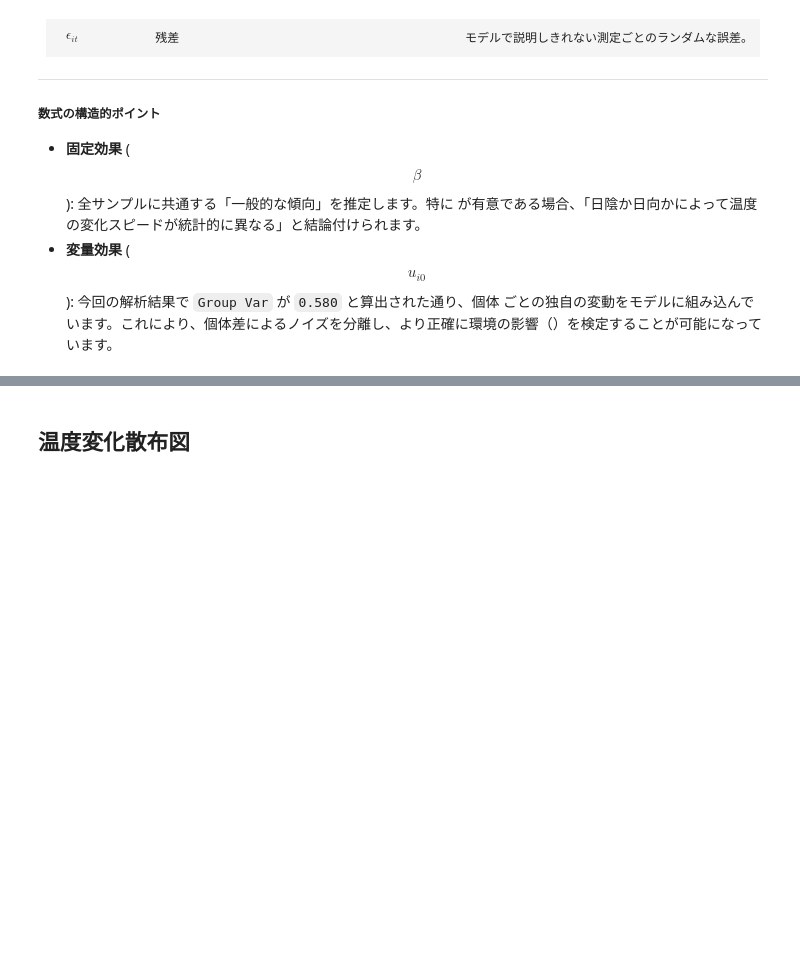
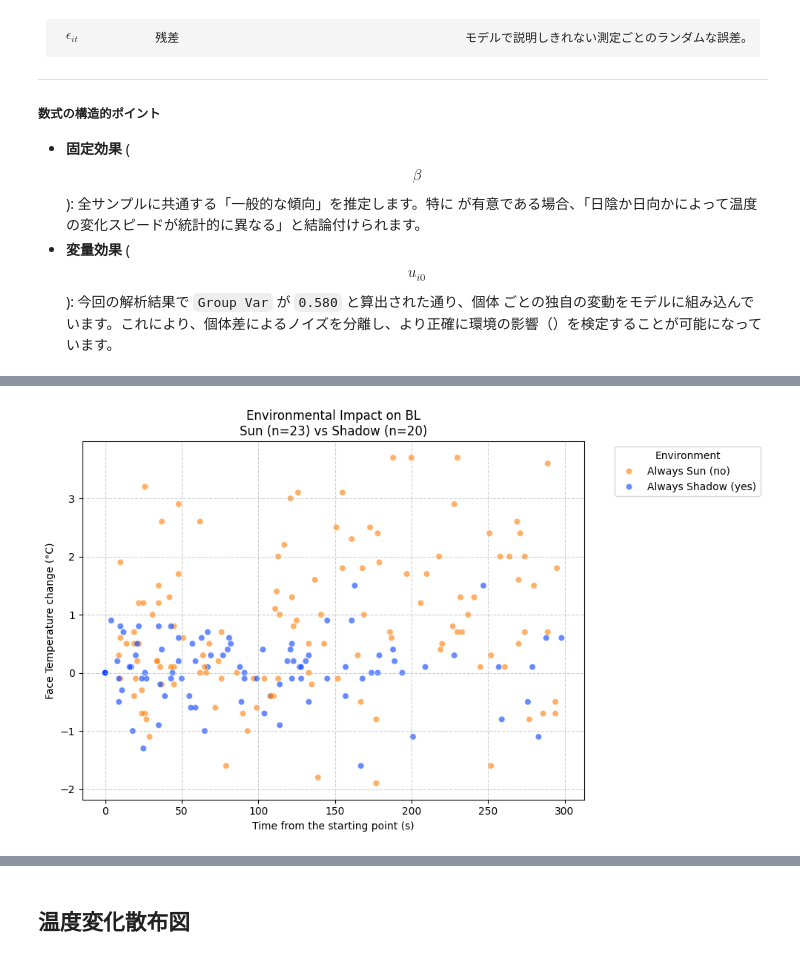
Before and after one commit to Yasui-kyoto/Monkey_Aggression, a Jupyter notebook: notebooks/02_preprocessing/01_preprocessing.ipynb, the cells around one changed output, grey strips where cells are left out. Cells and saved outputs as stored; diff of their text form; code cells hidden in the pictures; blank space fills up the shorter version.

```diff
--- a/notebooks/02_preprocessing/01_preprocessing.ipynb
+++ b/notebooks/02_preprocessing/01_preprocessing.ipynb
@@ -221,5 +432,9 @@ self.plot_behavior_shade_comparison(
 # %%
-self.plot_highlight_behavior(delta_df[delta_df['delta_time'] < 300], target_behavior='BF', y_column='delta_face')
+self.plot_behavior_shade_comparison(
+    delta_df[delta_df['delta_time'] < 300], target_behavior='BL', y_column='delta_face'
+)
+# %% [output]
+[figure, added]
 # %%
 face_shade_result, face_shade_model = self.test_environmental_impact_first_300s(
     delta_df, y_column='delta_face', limit_time=300
```
Also changed, not shown: parts of 34 cells of this notebook, 2 other files.
